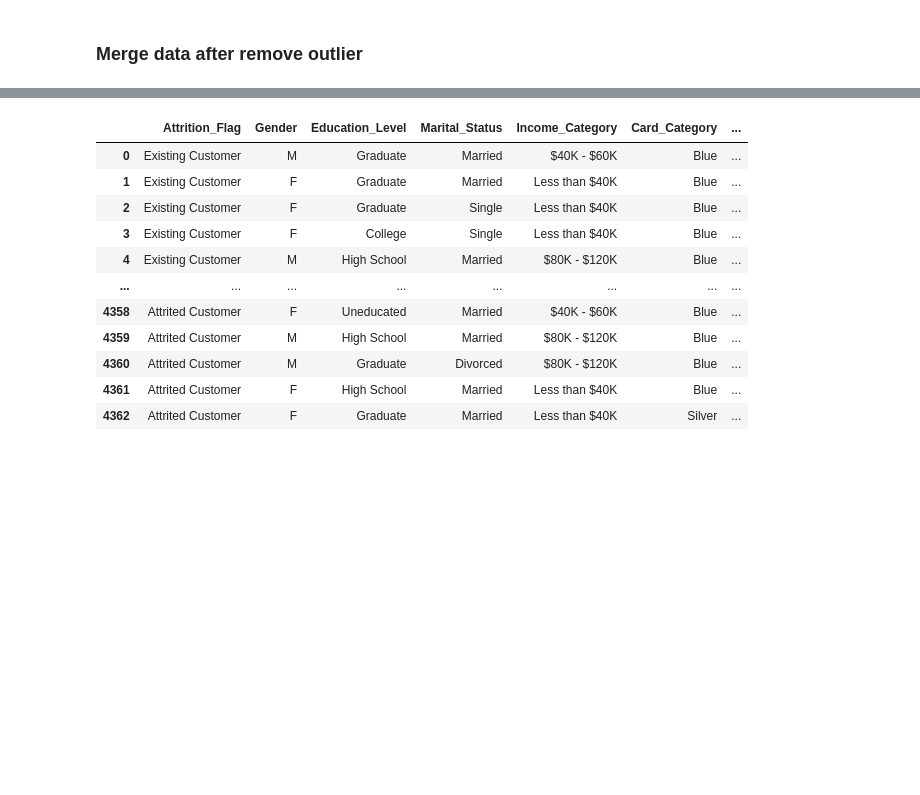
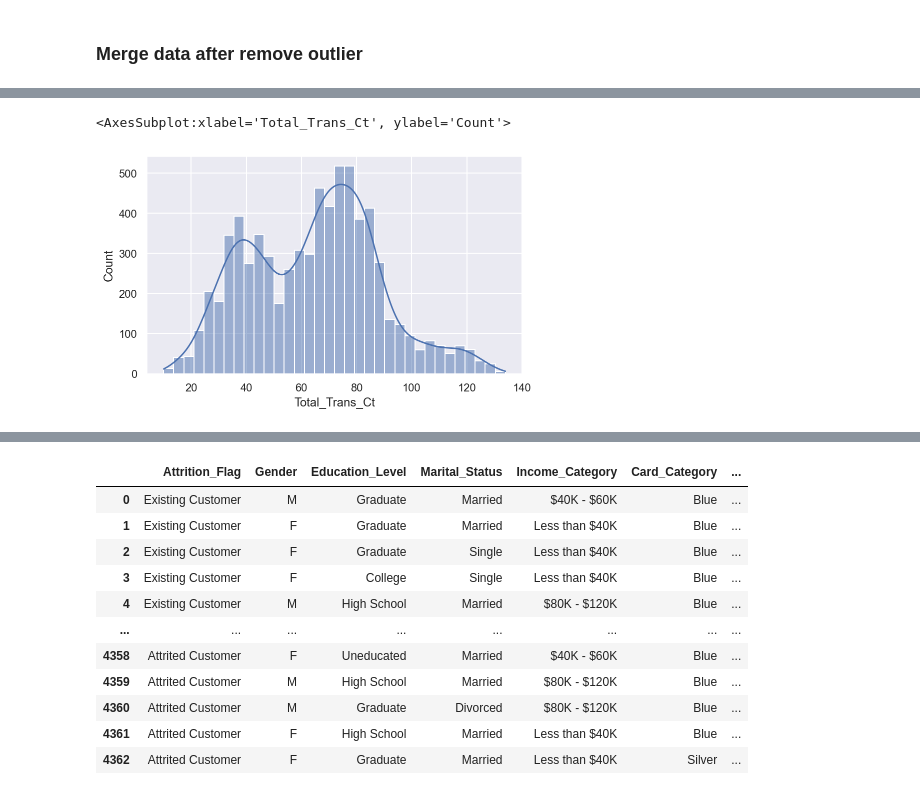
Before and after one commit to Alicisox/Bank-Churners, a Jupyter notebook: bank_churners.ipynb, the cells around one changed output, grey strips where cells are left out. Cells and saved outputs as stored; diff of their text form; code cells hidden in the pictures; blank space fills up the shorter version.

```diff
--- a/bank_churners.ipynb
+++ b/bank_churners.ipynb
@@ -304,0 +316,5 @@ CLIENTNUM
+# %%
+sns.histplot(df['Total_Trans_Ct'], kde=True)
+# %% [output]
+<AxesSubplot:xlabel='Total_Trans_Ct', ylabel='Count'>
+[figure, added]
```
Also changed, not shown: parts of 17 cells of this notebook.
